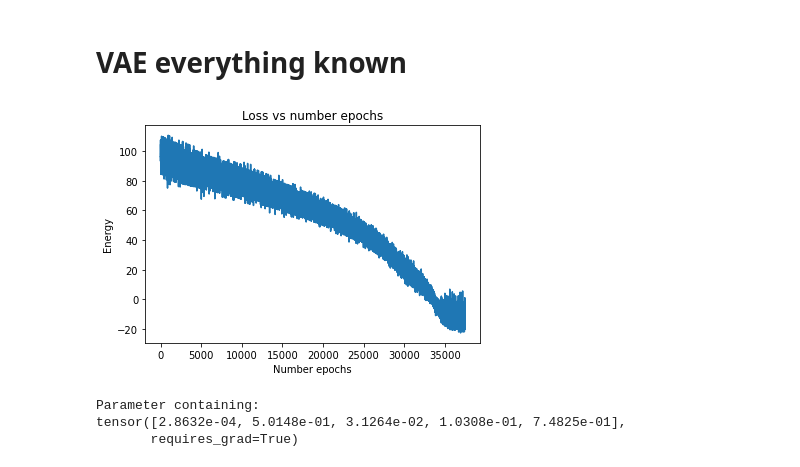
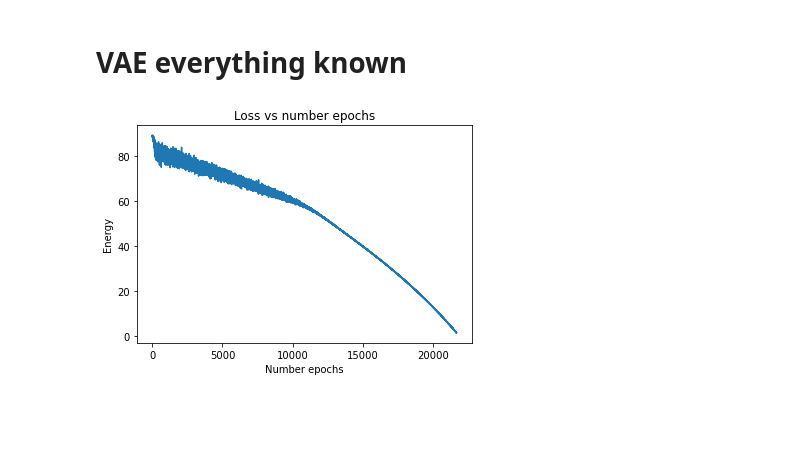
Before and after one commit to ykivva/vae_on_gaussian_mixture, a Jupyter notebook: experiments.ipynb, the cells around one changed output. Drawn from its saved outputs; the diff is of its cells as text; code cells hidden in the pictures; blank space fills up the shorter version.

Commit message:
fix:Find a mistake in generatiorn of dataset

```diff
--- a/experiments.ipynb
+++ b/experiments.ipynb
@@ -27,8 +30,10 @@ MAX_ITER = 100000
 BATCH_SIZE = 16
 # %%
 dataset = DataGenerator(data_dim=DATA_DIM, max_iter=MAX_ITER)
+dataset_sym = DataGeneratorSymmetric(data_dim=DATA_DIM, max_iter=MAX_ITER)
 # %%
 data_loader = DataLoader(dataset, batch_size=BATCH_SIZE, num_workers=2)
+data_loader_sym = DataLoader(dataset_sym, batch_size=BATCH_SIZE, num_workers=2)
 # %% [markdown]
 # VAE vanilla training
 # %%
@@ -125,11 +130,11 @@ plot_name = "Loss vs number epochs"
 logger_vae_known.add_hook(lambda logger, data:logger.plot(data, plot_name, opts=plt_opts),
                         feature="loss", freq=40)
 # %%
-for data_batch in data_loader:
+for data_batch in data_loader_sym:
     loss = vae_known_loss(data_batch, vae_model)
     vae_model.step(loss)
     display.clear_output(wait=True)
     logger_vae_known.update("loss", loss)
 # %% [output]
-[figure, old version]
+[figure, new version]
 # %%
@@ -146,11 +152,5 @@ z_samples = torch.bernoulli(p_bernoulli_mat)
 generation_dists = vae_model.decoder(z_samples)
 generated_data = generation_dists.sample()
-# %%
-vae_model.variance
-# %% [output]
-Parameter containing:
-tensor([2.8632e-04, 5.0148e-01, 3.1264e-02, 1.0308e-01, 7.4825e-01],
-       requires_grad=True)
 # %%
 for i in range(max_iter):
     new_data = generation_dists.sample()
```
Also changed, not shown: parts of 6 cells of this notebook, 2 other files.
